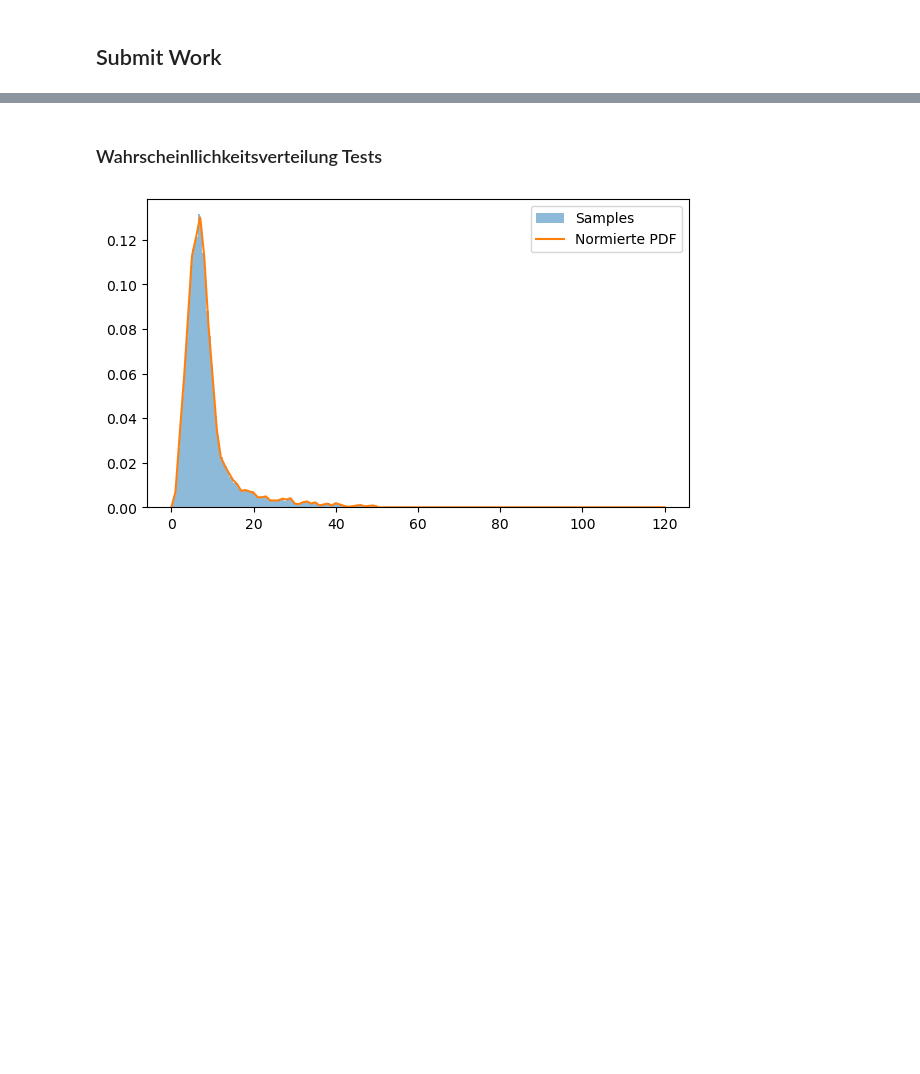
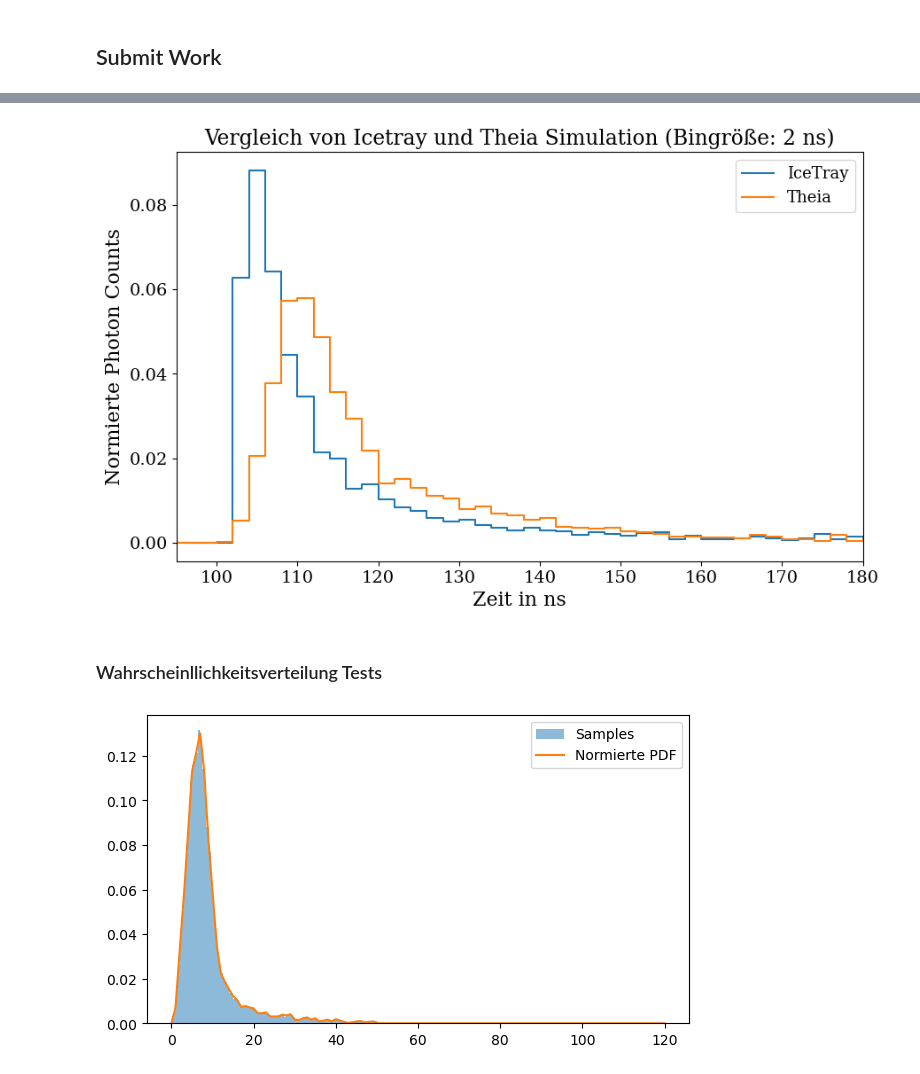
Before and after one commit to elisapolisky/IceCubeSimulationTheia, a Jupyter notebook: 1_withsc_withlayers.ipynb, the cells around one changed output, grey strips where cells are left out. Cells and saved outputs as stored; diff of their text form; code cells hidden in the pictures; blank space fills up the shorter version.

```diff
--- a/1_withsc_withlayers.ipynb
+++ b/1_withsc_withlayers.ipynb
@@ -213,3 +236,85 @@ plt.show()
+# %%
+import numpy as np
+import matplotlib.pyplot as plt
+
+# Datei laden
+plt.rcParams.update({
+    "font.family": "serif",
+    "font.size": 14,
+    "axes.labelsize": 16,
+    "legend.fontsize": 13
+})
+
+ice = np.loadtxt(
+    "/home/stud/ph/go56sit/go56sit/theia/bachelorarbeit/Icetray/hist_10000000_100_spice_3_2_1.txt"
+)
+
+ice_left = ice[:, 0]
+ice_right = ice[:, 1]
+ice_counts = ice[:, 2]
+
+ice_center = 0.5 * (ice_left + ice_right)
+
+# same bins as Theia
+theia_bin_size = 2.0
+theia_t0 = 90.0
+
+edges = (
+    theia_t0
+    + np.arange(len(sphereSignal) + 1) * theia_bin_size
+)
+
+#Icetray soll dieselbe Bingröße haben wie Theia histogramm
+ice_rebinned, _ = np.histogram(
+    ice_center,
+    bins=edges,
+    weights=ice_counts,
+)
+
+# Compare probability density
+ice_density = (
+    ice_rebinned
+    / np.sum(ice_rebinned)
+    / theia_bin_size
+)
+
+theia_density = (
+    sphereSignal
+    / np.sum(sphereSignal)
+    / theia_bin_size
+)
+
+
+centers = 0.5 * (edges[:-1] + edges[1:])
+
+plt.figure(figsize=(10, 6))
+
+plt.step(
+    centers,
+    ice_density,
+    where="mid",
+    label="IceTray",
+)
+
+plt.step(
+    centers,
+    theia_density,
+    where="mid",
+    label="Theia",
+)
+
+plt.xlabel("Zeit in ns")
+plt.ylabel(r"Normierte Photon Counts")
+plt.title("Vergleich von Icetray und Theia Simulation (Bingröße: 2 ns)")
+plt.xlim(95, 180)
+plt.legend()
+plt.savefig("Histogramme/1VergleichTheiaIceTray.pdf")
+plt.savefig("Histogramme/1VergleichTheiaIceTray.png")
+
+
+plt.show()
+# %% [output]
+[figure, added]
 # %% [markdown]
 ### Wahrscheinllichkeitsverteilung Tests
 # %%
```
Also changed, not shown: parts of 12 cells of this notebook, 21 other files.
